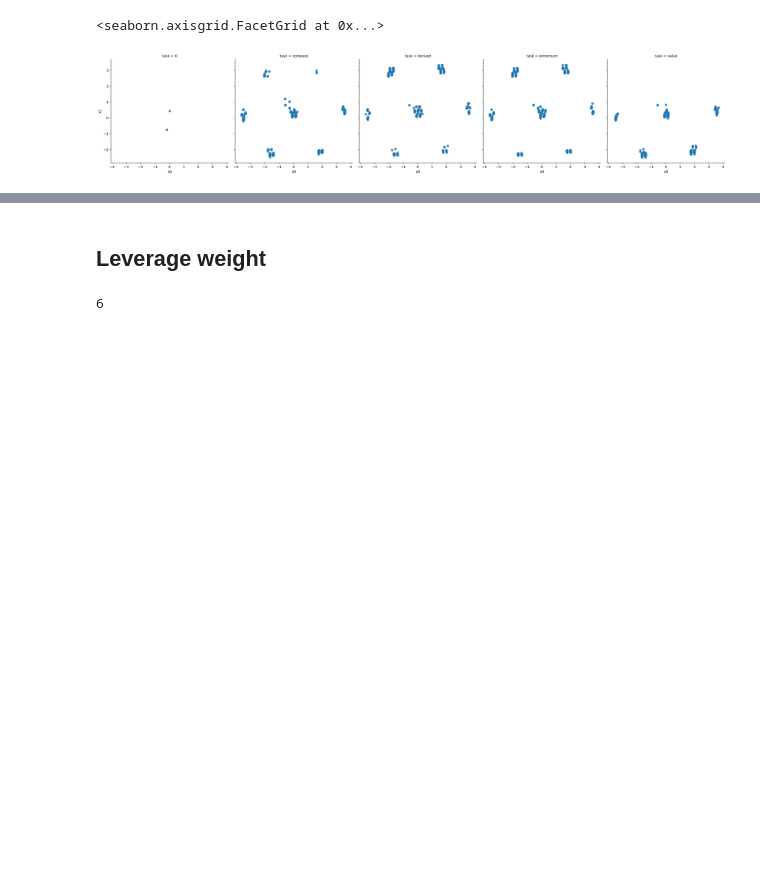
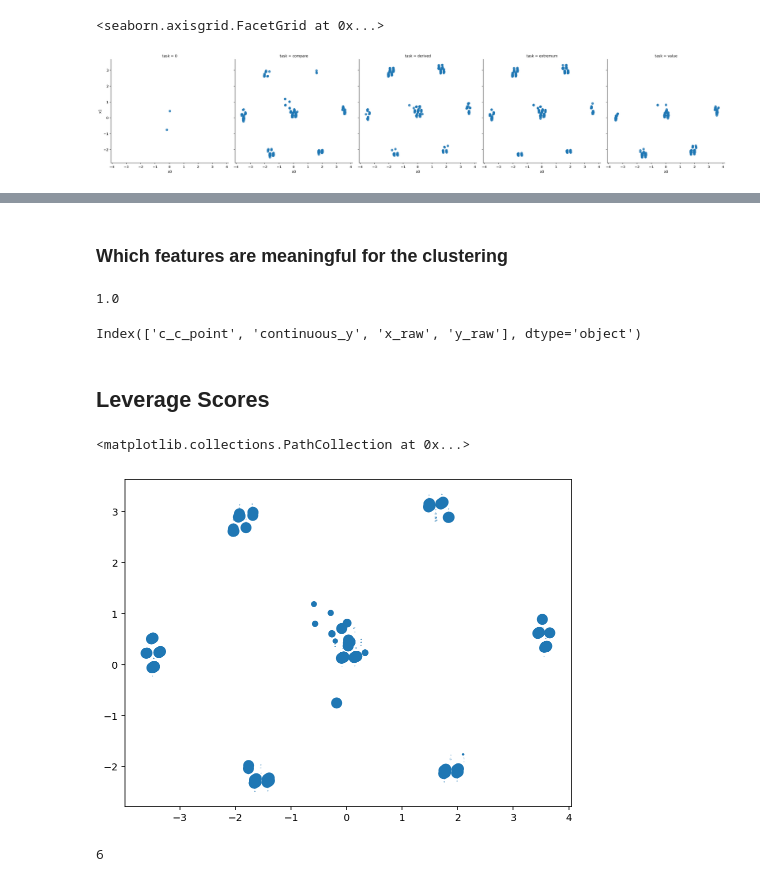
Before and after one commit to uwdata/draco, a Jupyter notebook: notebooks/Feature analysis.ipynb, the cells around one changed output, grey strips where cells are left out. Saved outputs shown, nothing was run; the diff lists cells and outputs as text; code cells hidden in the pictures; blank space fills up the shorter version.

Commit message:
Continue model and feature analysis

```diff
--- a/notebooks/Feature analysis.ipynb
+++ b/notebooks/Feature analysis.ipynb
@@ -125,6 +123,25 @@ VegaLite(spec)
+# %% [markdown]
+### Which features are meaningful for the clustering
+# %%
+tree = DecisionTreeClassifier(random_state=0)
+tree.fit(X, model.labels_)
+tree.score(X, model.labels_)
+# %% [output]
+1.0
+# %%
+# with the score being 1, we can perfectly explain all the clusters with just these features
+X.columns[tree.feature_importances_ > 0]
+# %% [output]
+Index(['c_c_point', 'continuous_y', 'x_raw', 'y_raw'], dtype='object')
 # %% [markdown]
-## Leverage weight
+## Leverage Scores
 # %%
 u, s, vh = np.linalg.svd(X, full_matrices=False)
-leverage = np.sum(np.square(u), axis=1)**2
+lev_scores = np.sum(u*u, axis=1)**2
+# %%
+plt.figure(figsize=(8,6))
+plt.scatter(df.x0, df.x1, s=100*lev_scores)
+# %% [output]
+<matplotlib.collections.PathCollection at 0x...>
+[figure, added]
 # %%
```
Also changed, not shown: parts of 9 cells of this notebook, 2 other files.
